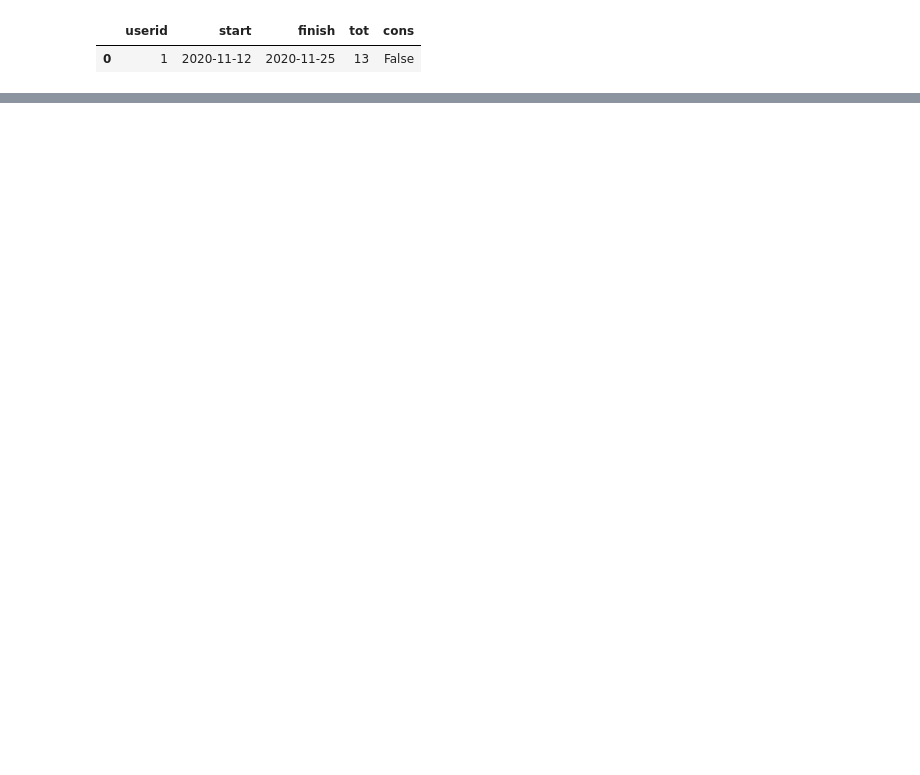
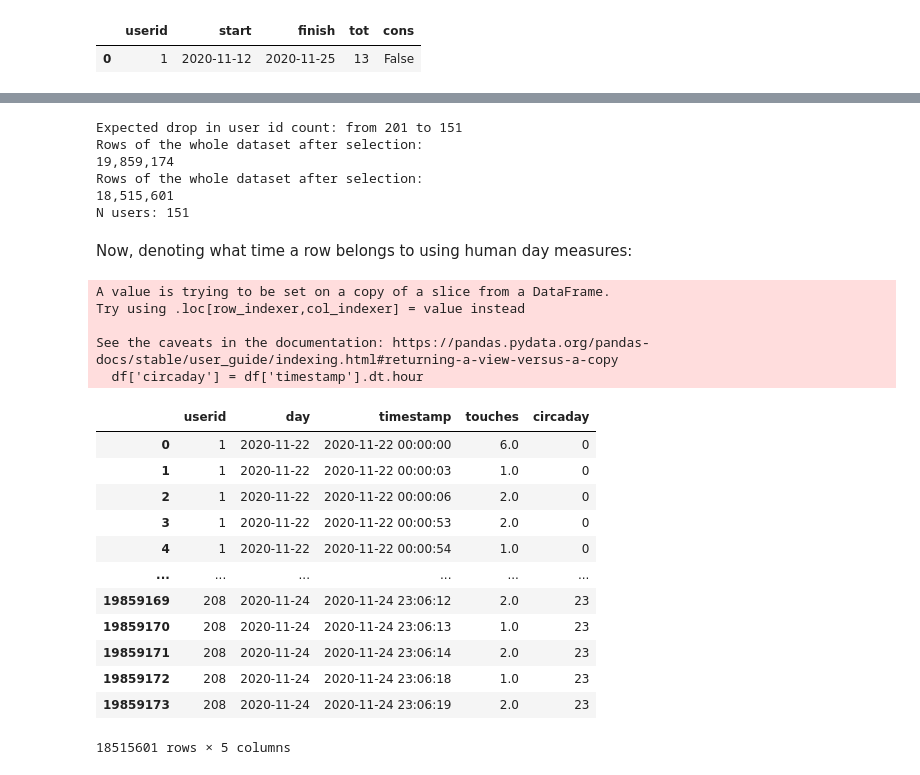
Before and after one commit to FluveFV/PhonePervasiveness, a Jupyter notebook: Data_preparation_and_cleaning.ipynb, the cells around one changed output, grey strips where cells are left out. Drawn from its saved outputs; the diff is of its cells as text; code cells hidden in the pictures; blank space fills up the shorter version.

```diff
--- a/Data_preparation_and_cleaning.ipynb
+++ b/Data_preparation_and_cleaning.ipynb
@@ -302,0 +296,41 @@ active_days = user_activity.count()
+# %%
+dropouts = gantt_data[gantt_data.tot < 14].userid
+print("Expected drop in user id count: from", gantt_data.shape[0], "to", gantt_data.shape[0] - len(dropouts))
+
+df = by_second[~ by_second['userid'].isin(dropouts.astype(int))]
+print(f'Rows of the whole dataset after selection: \n{color.BOLD}{by_second.shape[0]:,}{color.END}', )
+print(f'Rows of the whole dataset after selection: \n{color.BOLD}{df.shape[0]:,}{color.END}', )
+print("N° of users:", len(df.userid.unique()))
+# %% [output]
+Expected drop in user id count: from 201 to 151
+Rows of the whole dataset after selection:
+19,859,174
+Rows of the whole dataset after selection:
+18,515,601
+N users: 151
+# %% [markdown]
+Now, denoting what time a row belongs to using human day measures:
+# %%
+df['circaday'] = df[(df['max_speed'] > 1) & (df['shield'] < 8)]
+# %% [output]
+A value is trying to be set on a copy of a slice from a DataFrame.
+Try using .loc[row_indexer,col_indexer] = value instead
+
+See the caveats in the documentation: https://pandas.pydata.org/pandas-docs/stable/user_guide/indexing.html#returning-a-view-versus-a-copy
+  df['circaday'] = df['timestamp'].dt.hour
+# %%
+df['circaday'] = df[(df['circaday'] == )]
+# %% [output]
+|  | userid | day | timestamp | touches | circaday |
+| 0 | 1 | 2020-11-22 | 2020-11-22 00:00:00 | 6.0 | 0 |
+| 1 | 1 | 2020-11-22 | 2020-11-22 00:00:03 | 1.0 | 0 |
+| 2 | 1 | 2020-11-22 | 2020-11-22 00:00:06 | 2.0 | 0 |
+| 3 | 1 | 2020-11-22 | 2020-11-22 00:00:53 | 2.0 | 0 |
+| 4 | 1 | 2020-11-22 | 2020-11-22 00:00:54 | 1.0 | 0 |
+| ... | ... | ... | ... | ... | ... |
+| 19859169 | 208 | 2020-11-24 | 2020-11-24 23:06:12 | 2.0 | 23 |
+| 19859170 | 208 | 2020-11-24 | 2020-11-24 23:06:13 | 1.0 | 23 |
+| 19859171 | 208 | 2020-11-24 | 2020-11-24 23:06:14 | 2.0 | 23 |
+| 19859172 | 208 | 2020-11-24 | 2020-11-24 23:06:18 | 1.0 | 23 |
+| 19859173 | 208 | 2020-11-24 | 2020-11-24 23:06:19 | 2.0 | 23 |
+18515601 rows × 5 columns
```
Also changed, not shown: parts of 24 cells of this notebook.
